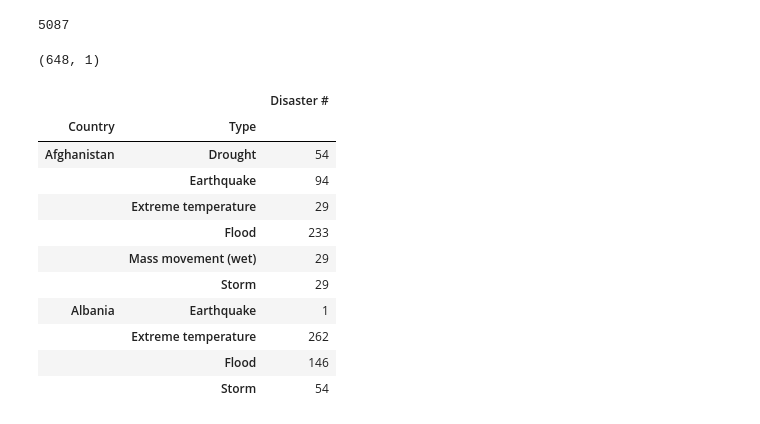
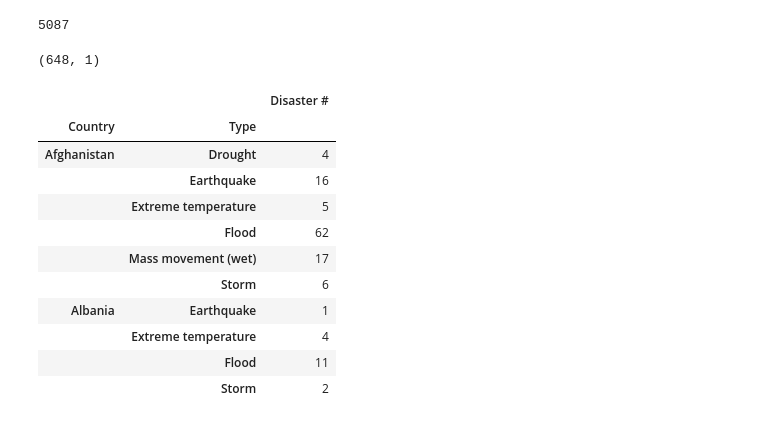
Before and after one commit to KeeganDavis/bootcamp-project-3, a Jupyter notebook: devs/riley/python_and_sql/population_bokeh_visuals.ipynb, the cells around one changed output. Cells and saved outputs as stored; diff of their text form; code cells hidden in the pictures.

```diff
--- a/devs/riley/python_and_sql/population_bokeh_visuals.ipynb
+++ b/devs/riley/python_and_sql/population_bokeh_visuals.ipynb
@@ -25,24 +28,24 @@ disaster_population_df['Disaster #'].nunique()
 # %% [output]
 5087
 # %%
-country_df = disaster_population_df[['Country', 'Type', 'Disaster #']].groupby(['Country', 'Type']).count()
+country_df = disaster_population_df[['Country', 'Type', 'Disaster #']].groupby(['Country', 'Type']).nunique()
 
 print(country_df.shape)
 country_df.head(10)
 # %% [output]
 (648, 1)
 |  |  | Disaster # |
 | Country | Type |  |
-| Afghanistan | Drought | 54 |
-|  | Earthquake | 94 |
-|  | Extreme temperature | 29 |
-|  | Flood | 233 |
-|  | Mass movement (wet) | 29 |
-|  | Storm | 29 |
+| Afghanistan | Drought | 4 |
+|  | Earthquake | 16 |
+|  | Extreme temperature | 5 |
+|  | Flood | 62 |
+|  | Mass movement (wet) | 17 |
+|  | Storm | 6 |
 | Albania | Earthquake | 1 |
-|  | Extreme temperature | 262 |
-|  | Flood | 146 |
-|  | Storm | 54 |
+|  | Extreme temperature | 4 |
+|  | Flood | 11 |
+|  | Storm | 2 |
 # %%
 #for each (disaster type for each?) country in my countries of interest (can choose to limit) we want to see how the following metrics compare:
 
```
Also changed, not shown: parts of 37 cells of this notebook, 1 other file.
